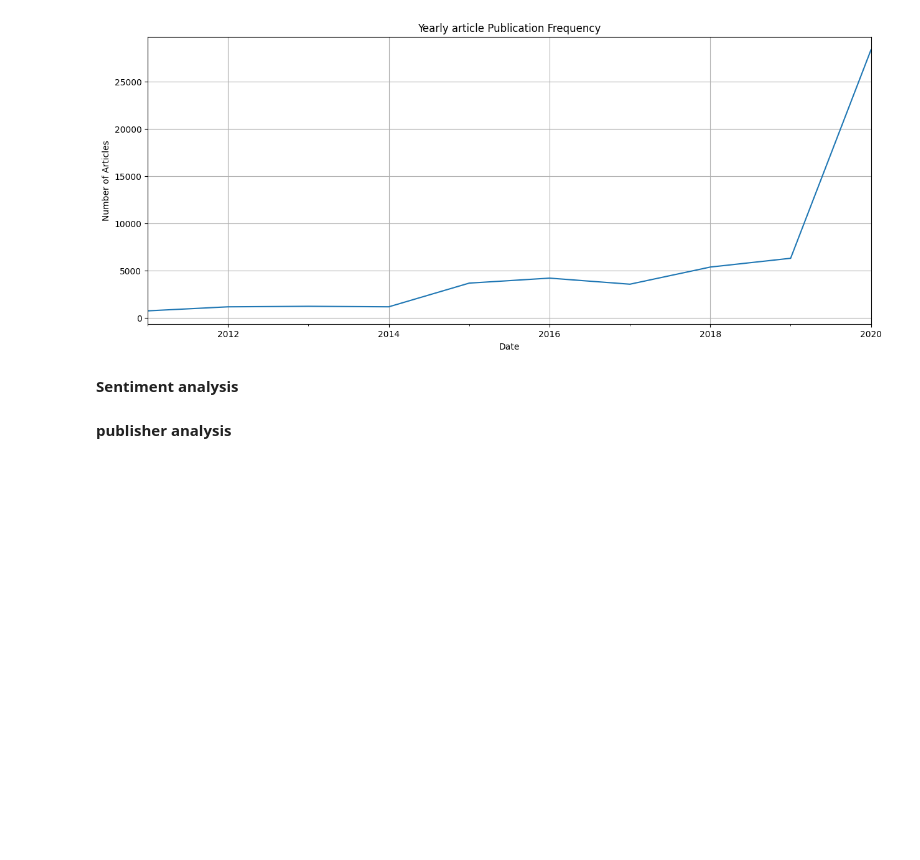
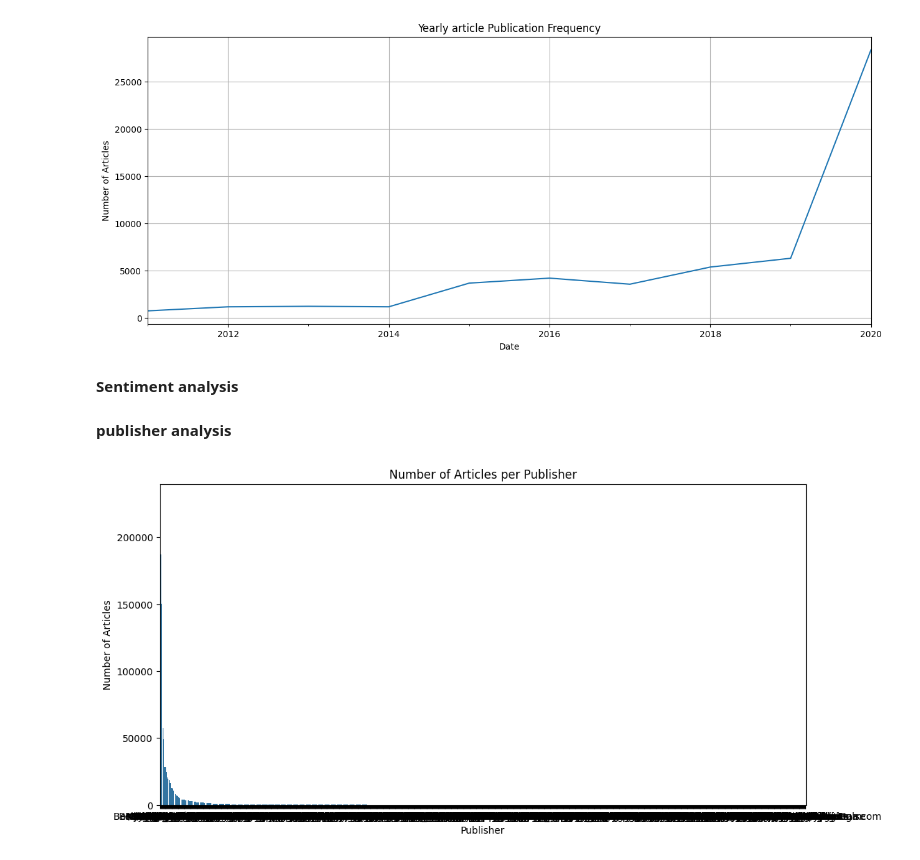
Before and after one commit to HilufTesfay/10Academy-Week1-FinancialSentiment, a Jupyter notebook: notbooks/task-1.ipynb, the cells around one changed output. Saved outputs shown, nothing was run; the diff lists cells and outputs as text; code cells hidden in the pictures; blank space fills up the shorter version.

```diff
--- a/notbooks/task-1.ipynb
+++ b/notbooks/task-1.ipynb
@@ -109,6 +119,8 @@ Cleaned data shape: (1407327, 5)
 **Descriptive analysis**
 # %%
 cleaned_df= pd.read_csv('../data/processed/analyst_ratings_cleaned.csv')
+if cleaned_df.columns[0].startswith('Unnamed'):
+   clean_data = clean_data.drop(clean_data.columns[0], axis=1)
 cleaned_df.describe()
 # %% [output]
 |  | Unnamed: 0 |
@@ -199,10 +218,11 @@ plt.show()
 # %%
 publisher_counts=clean_data['publisher'].value_counts()
 # Plotting the number of articles per publisher
 plt.figure(figsize=(12, 6))
 sn.barplot(x=publisher_counts.index, y=publisher_counts.values)
 plt.title('Number of Articles per Publisher')
 plt.xlabel('Publisher')
 plt.ylabel('Number of Articles')
-plt.tight_layout()
 plt.show()
+# %% [output]
+[figure, added]
```
Also changed, not shown: parts of 2 cells of this notebook.
